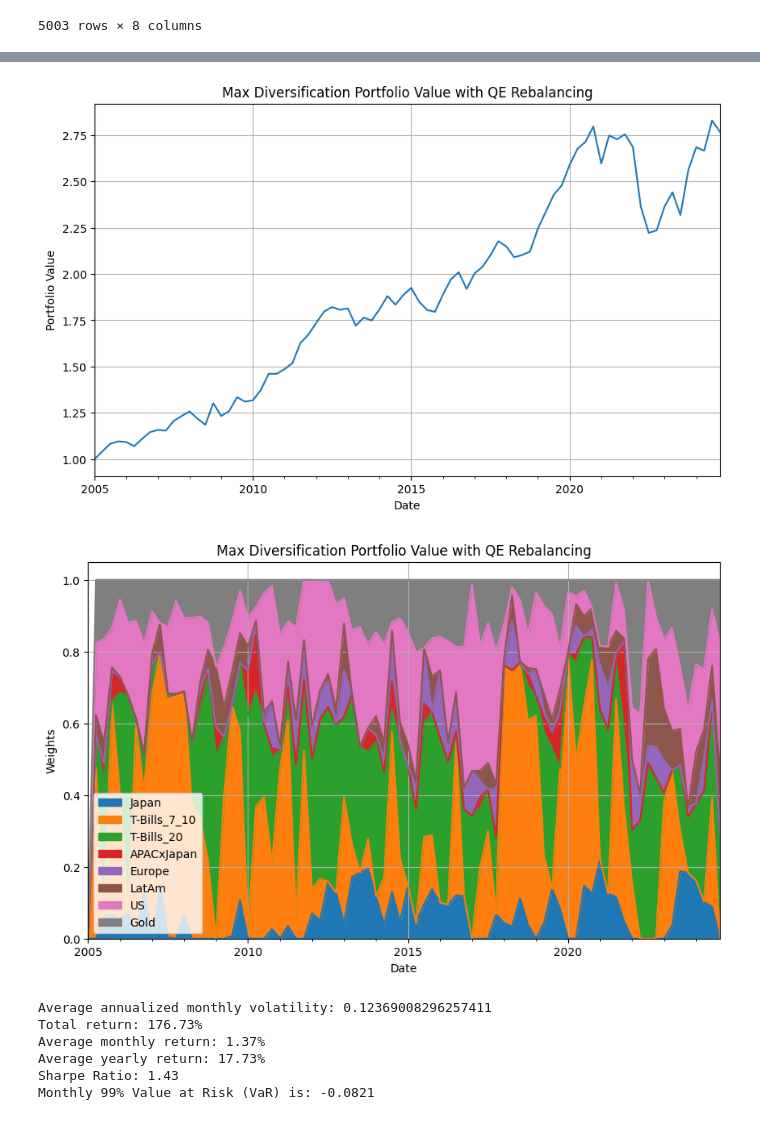
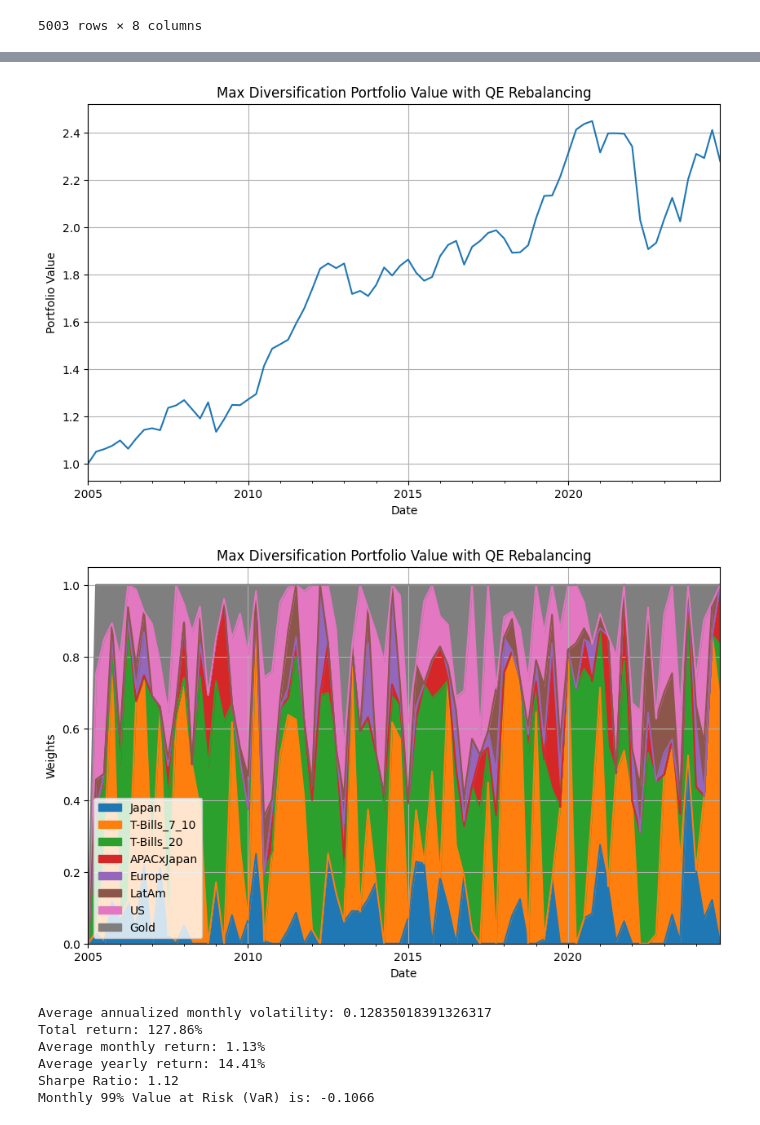
Before and after one commit to plaishev/asset_mgmt_seminar, a Jupyter notebook: Max_Diversification.ipynb, the cells around one changed output, grey strips where cells are left out. Saved outputs shown, nothing was run; the diff lists cells and outputs as text; code cells hidden in the pictures.

Commit message:
test message

```diff
--- a/Max_Diversification.ipynb
+++ b/Max_Diversification.ipynb
@@ -75,7 +75,7 @@ returns
 | 2024-12-13 | -0.011795 | -0.004674 | -0.010211 | -0.003680 | 0.000738 | -0.005998 | -0.000181 | -0.011667 |
 5003 rows × 8 columns
 # %%
-# This is a test
+
 # Helper to calculate portfolio diversification
 def calc_diversification_ratio(w, V):
     # Weighted volatility
@@ -101,12 +101,15 @@ def max_diversification_optimizer(w0, V, bnd = [(0, 1) for _ in range(len(return
     if long_only:  # add long only constraint
         cons = cons + ({'type': 'ineq', 'fun': lambda w: w},)
 
-    res = minimize(calc_diversification_ratio, w0, bounds=bnd, args=(V,), method='SLSQP', constraints=cons)
+         # Add tolerance options for SLSQP
+    options = {'maxiter': 1000, 'ftol': 1e-10, 'disp': True}  # Change these as needed
+
+    res = minimize(calc_diversification_ratio, w0, bounds=bnd, args=(V,), method='SLSQP', constraints=cons, options=options)
 
     return res
 
 # Main function to calculate maximum diversification portfolio over time
-def max_diversification_portfolio(returns, rebalance_frequency='ME', initial_investment=1):
+def max_diversification_portfolio(returns, rebalance_frequency, initial_investment=1):
     # Resample returns based on rebalancing frequency (monthly, quarterly, etc.)
     resampled_returns = returns.resample(rebalance_frequency).apply(lambda x: (x + 1).prod() - 1)
     # Initialize portfolio value
@@ -119,43 +122,45 @@ def max_diversification_portfolio(returns, rebalance_frequency='ME', initial_inv
 
     # Loop through the resampled returns to rebalance
     for i in range(1, len(resampled_returns)):
-        # Get the daily returns for the current month (period)
-        start_date = resampled_returns.index[i-1]
-        end_date = resampled_returns.index[i]
-        # Use .loc for time-based indexing to get the daily returns for the current period
-        current_period = returns.loc[start_date:end_date]
+        #1 Determine the actual rebalancing window (last quarter of daily returns)
+        rebal_start = resampled_returns.index[i-1]
+        rebal_end = resampled_returns.index[i]
 
-        # Skip if there is not enough data (e.g., NaN values or insufficient data points)
-        if current_period.isna().any().any() or len(current_period) < 2:
+        #2 Specify timeframe for covariance calculation starting from REBAL_END
+        lookback_days = 252/12
+        cov_start = rebal_end - pd.DateOffset(days=lookback_days)
+        cov_data = returns.loc[cov_start : rebal_end]
+
+        # Skip if there is not enough data (e.g., Na's)
+        if cov_data.isna().any().any() or len(cov_data) < 2:
             print(f"Skipping period {resampled_returns.index[i]} due to insufficient data.")
             continue
 
-        # Calculate covariance matrix for the daily returns of the current period (month)
-        V = np.cov(current_period.T)
-
-        # Optimize portfolio weights based on max diversification strategy
+        #3 Calculate covariance matrix for the daily returns of the #2 specified period
+        V = np.cov(cov_data.T)
+        #4 Optimize portfolio weights based on minimum variance
         res = max_diversification_optimizer(w0, V)
         if not res.success:
             print(f"Optimization failed at {resampled_returns.index[i]}")
             continue
 
-        # Extract optimal weights
         optimal_weights = res.x
-        # Store optimal weights at each rebalance period
+        assert all(0 <= w <= 1 for w in optimal_weights), "Weights are not within the bounds."
         portfolio_weights.iloc[i] = optimal_weights
 
-        # Calculate cumulative return for each asset in the current month
-        cumulative_returns = current_period.apply(calculate_cumulative_return, axis=0)
-
-        # Calculate portfolio return for the current period
+        #5 Calculate actual portfolio return for just the last period
+        current_period = returns.loc[rebal_start:rebal_end]
+        cumulative_returns = current_period.apply(lambda x: (x + 1).prod() - 1, axis=0)
         portfolio_return = np.dot(optimal_weights, cumulative_returns)
 
-        # Calculate portfolio value (assuming no transaction costs)
+        #6 Update portfolio value (assuming no transaction costs)
         portfolio_value.iloc[i] = portfolio_value.iloc[i-1] * (1 + portfolio_return)
+
+        w0 = optimal_weights
 
     return portfolio_value, portfolio_weights
 
-#### Actual Fuction Call ####
+#### Actual Function Call ####
 
 rebalance_frequency = 'QE'  # ME = monthly, QE = quarterly, YE = yearly
 portfolio_value, portfolio_weights = max_diversification_portfolio(returns, rebalance_frequency)
@@ -193,5 +215,5 @@ plt.show()
-[figure, old version]
+[figure, new version]
-[figure, old version]
+[figure, new version]
 # %%
 # Calculate monthly returns from the portfolio value
 portfolio_returns = portfolio_value.pct_change().dropna()  # Monthly returns
@@ -226,9 +248,9 @@ print(f"Sharpe Ratio: {sharpe_ratio:.2f}")
 VaR_99 = portfolio_returns.quantile(1 - 0.99)
 print(f"Monthly 99% Value at Risk (VaR) is: {VaR_99:.4f}")
 # %% [output]
-Average annualized monthly volatility: 0.12369008296257411
-Total return: 176.73%
-Average monthly return: 1.37%
-Average yearly return: 17.73%
-Sharpe Ratio: 1.43
-Monthly 99% Value at Risk (VaR) is: -0.0821
+Average annualized monthly volatility: 0.12835018391326317
+Total return: 127.86%
+Average monthly return: 1.13%
+Average yearly return: 14.41%
+Sharpe Ratio: 1.12
+Monthly 99% Value at Risk (VaR) is: -0.1066
```
Also changed, not shown: parts of 1 cell of this notebook.
